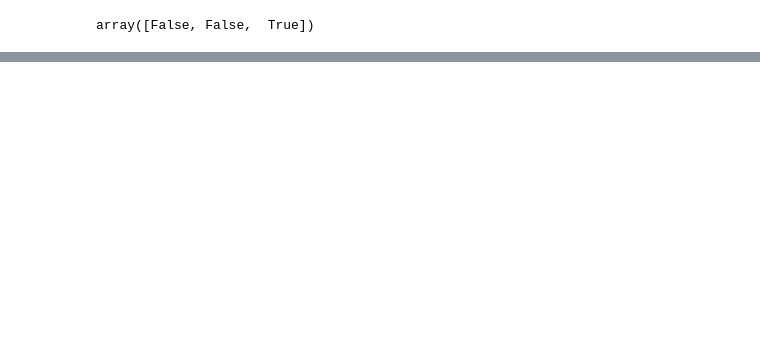
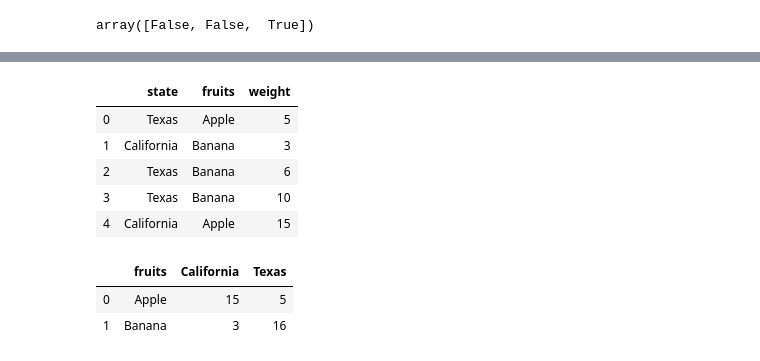
Before and after one commit to shubhamprk175/mini_pandas, a Jupyter notebook: Test Notebook.ipynb, the cells around one changed output, grey strips where cells are left out. Drawn from its saved outputs; the diff is of its cells as text; code cells hidden in the pictures; blank space fills up the shorter version.

```diff
--- a/Test Notebook.ipynb
+++ b/Test Notebook.ipynb
@@ -313,0 +303,21 @@ df.sort_values(['weight', 'height'], reverse=True)
+# %%
+data = {'state':np.array(['Texas', 'California', 'Texas', 'Texas', 'California']),
+        'fruits':np.array(['Apple', 'Banana', 'Banana', 'Banana', 'Apple']),
+        'weight': np.array([5, 3, 6, 10, 15])}
+# %%
+df = mpd.DataFrame(data)
+# %%
+df
+# %% [output]
+|  | state | fruits | weight |
+| 0 | Texas | Apple | 5 |
+| 1 | California | Banana | 3 |
+| 2 | Texas | Banana | 6 |
+| 3 | Texas | Banana | 10 |
+| 4 | California | Apple | 15 |
+# %%
+df.pivot_table(rows='fruits', columns='state', values='weight', aggfunc='sum')
+# %% [output]
+|  | fruits | California | Texas |
+| 0 | Apple | 15 | 5 |
+| 1 | Banana | 3 | 16 |
```
Also changed, not shown: parts of 30 cells of this notebook, 5 other files.
